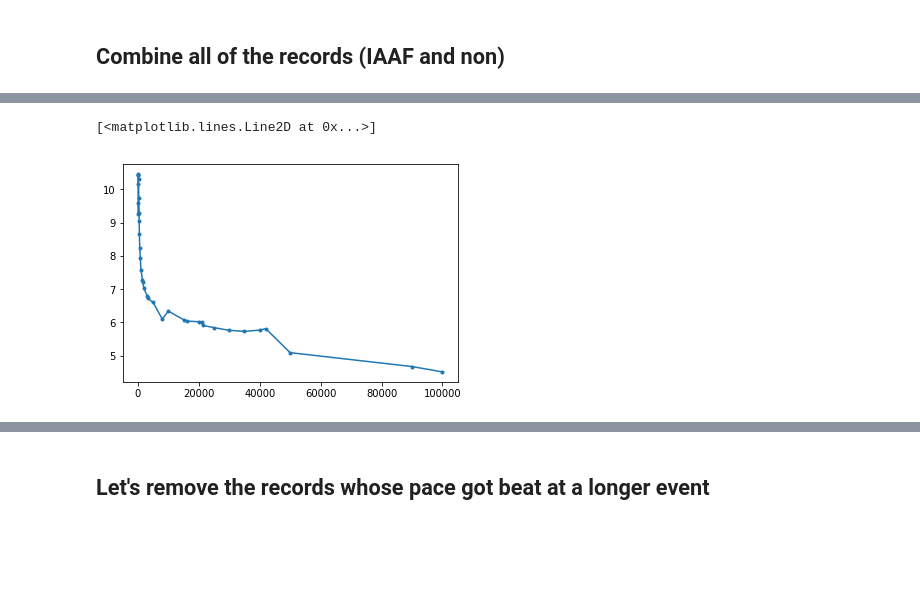
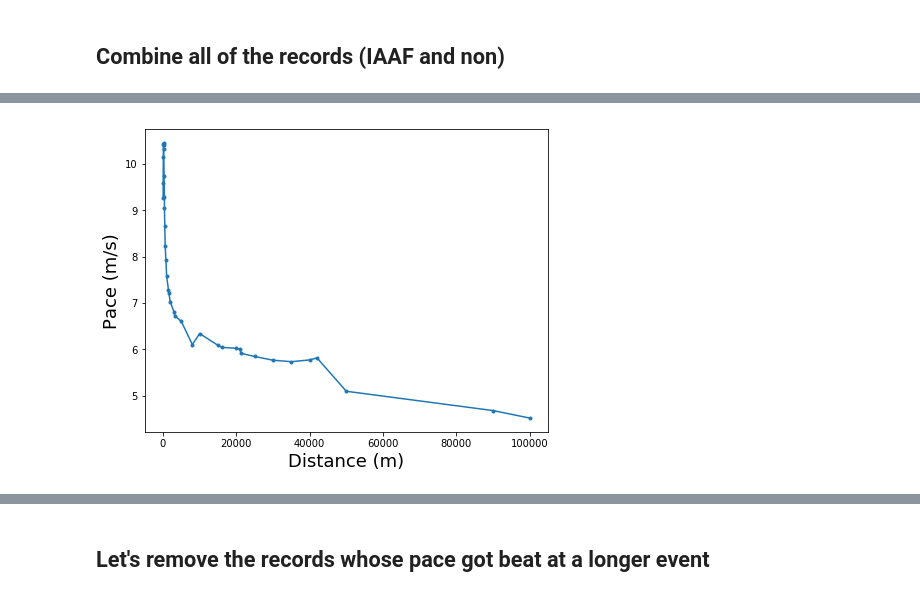
Before and after one commit to andyreagan/yasso, a Jupyter notebook: yasso.ipynb, the cells around one changed output, grey strips where cells are left out. Saved outputs shown, nothing was run; the diff lists cells and outputs as text; code cells hidden in the pictures; blank space fills up the shorter version.

```diff
--- a/yasso.ipynb
+++ b/yasso.ipynb
@@ -392,11 +374,16 @@ mens_running_all_dedup
 | 25 | 50 km (road) | 2:43:38 | NaN | + | Thompson Magawana | RSA | 2 Apr 1988 | NaN | Cape Town | RSA | [108] | ... |
 | 26 | 90 km (road) | 5:20:49.00 | NaN | NaN | Leonid Shvetsov | RUS | 2007 | Comrades Marathon | Durban | RSA | NaN | ... |
 | 22 | 100 km (road) | 6:09:14.00 | NaN | NaN | Nao Kazami | JPN | 24 Jun 2018 | Lake Saroma Ultramarathon | Yūbetsu | JPN | [19] | ... |
-# %%
-plt.plot(mens_running_all_dedup.distance, mens_running_all_dedup.pace, '.-')
-# %% [output]
-[<matplotlib.lines.Line2D at 0x...>]
-[figure, removed]
+# %%
+fig = plt.figure(figsize=(8,6))
+ax = fig.add_axes([0.2, 0.2, 0.7, 0.7])
+ax.plot(mens_running_all_dedup.distance, mens_running_all_dedup.pace, '.-')
+ax.set_xlabel("Distance (m)", fontsize=18,)
+ax.set_ylabel("Pace (m/s)", fontsize=18,)
+# ax.set_yticklabels(ax.get_yticklabels(), fontsize=20,)
+plt.savefig("all-running-dedup.png", dpi=300)
+# %% [output]
+[figure, added]
 # %%
 alt.Chart(mens_running_all_dedup).mark_line().encode(x="distance", y="pace")
 # %% [output]
```
Also changed, not shown: parts of 27 cells of this notebook, 5 other files.
